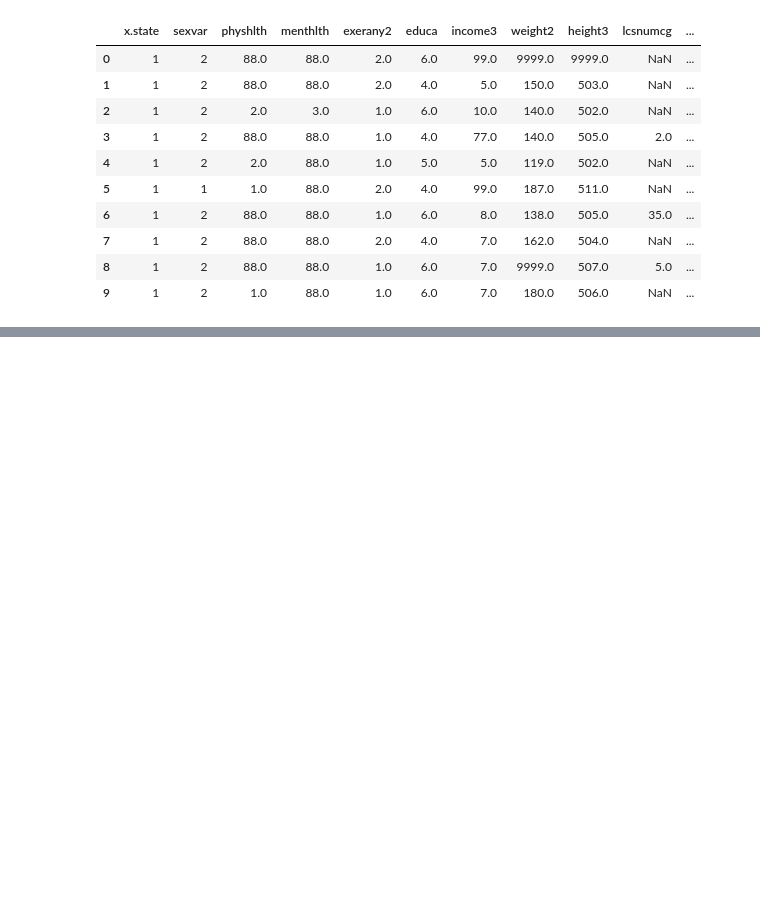
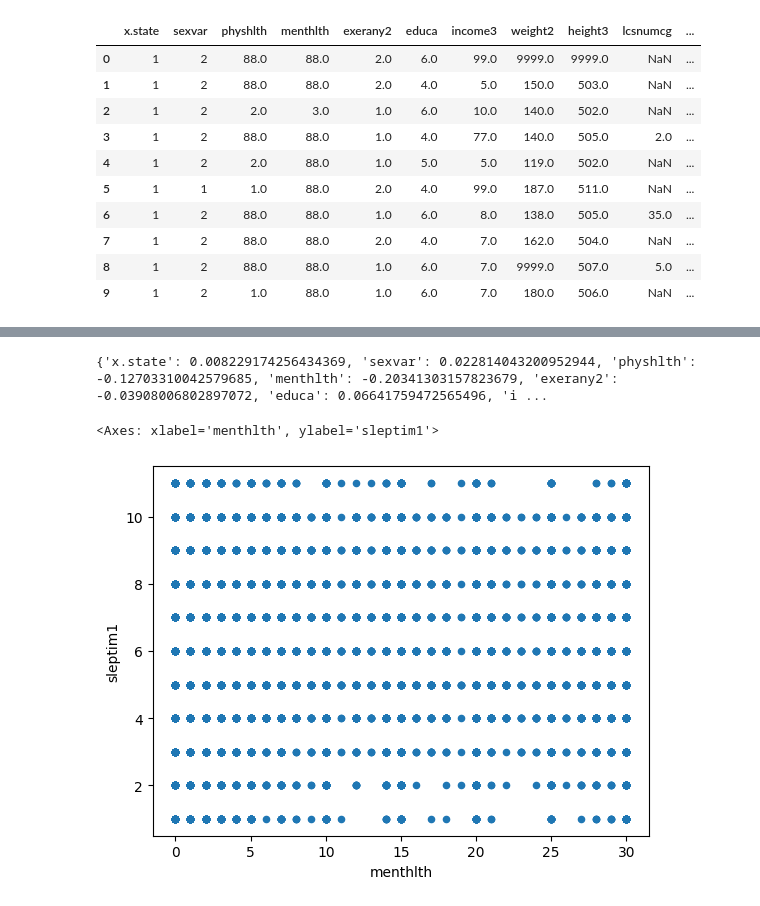
Before and after one commit to hm85451/cmpe255_project, a Jupyter notebook: project.ipynb, the cells around one changed output, grey strips where cells are left out. Cells and saved outputs as stored; diff of their text form; code cells hidden in the pictures; blank space fills up the shorter version.

```diff
--- a/project.ipynb
+++ b/project.ipynb
@@ -123,0 +163,19 @@ print(correlation_coefficients)
+# %%
+cols = ['x.state', 'sexvar', 'physhlth', 'menthlth', 'exerany2', 'educa', 'income3', 'weight2', 'height3', 'lcsnumcg', 'avedrnk3', 'lsatisfy', 'mscode', 'x.age80', 'x.bmi5', 'sleptim1']
+correlation_coefficients = {}
+for col in cols:
+    correlation_coefficients[col] = undersampled_df[col].corr(undersampled_df['sleptim1'])
+
+print(correlation_coefficients)
+# %% [output]
+{'x.state': 0.008229174256434369, 'sexvar': 0.022814043200952944, 'physhlth': -0.12703310042579685, 'menthlth': -0.20341303157823679, 'exerany2': -0.03908006802897072, 'educa': 0.06641759472565496, 'i ...
+# %%
+undersampled_df.plot.scatter(x='menthlth', y = 'sleptim1')
+
+plt.imshow(undersampled_df, cmap='autumn', interpolation='nearest')
+plt.colorbar()
+ plt.title("Heatmap with color bar")
+plt.show()
+# %% [output]
+<Axes: xlabel='menthlth', ylabel='sleptim1'>
+[figure, added]
```
Also changed, not shown: parts of 7 cells of this notebook.
